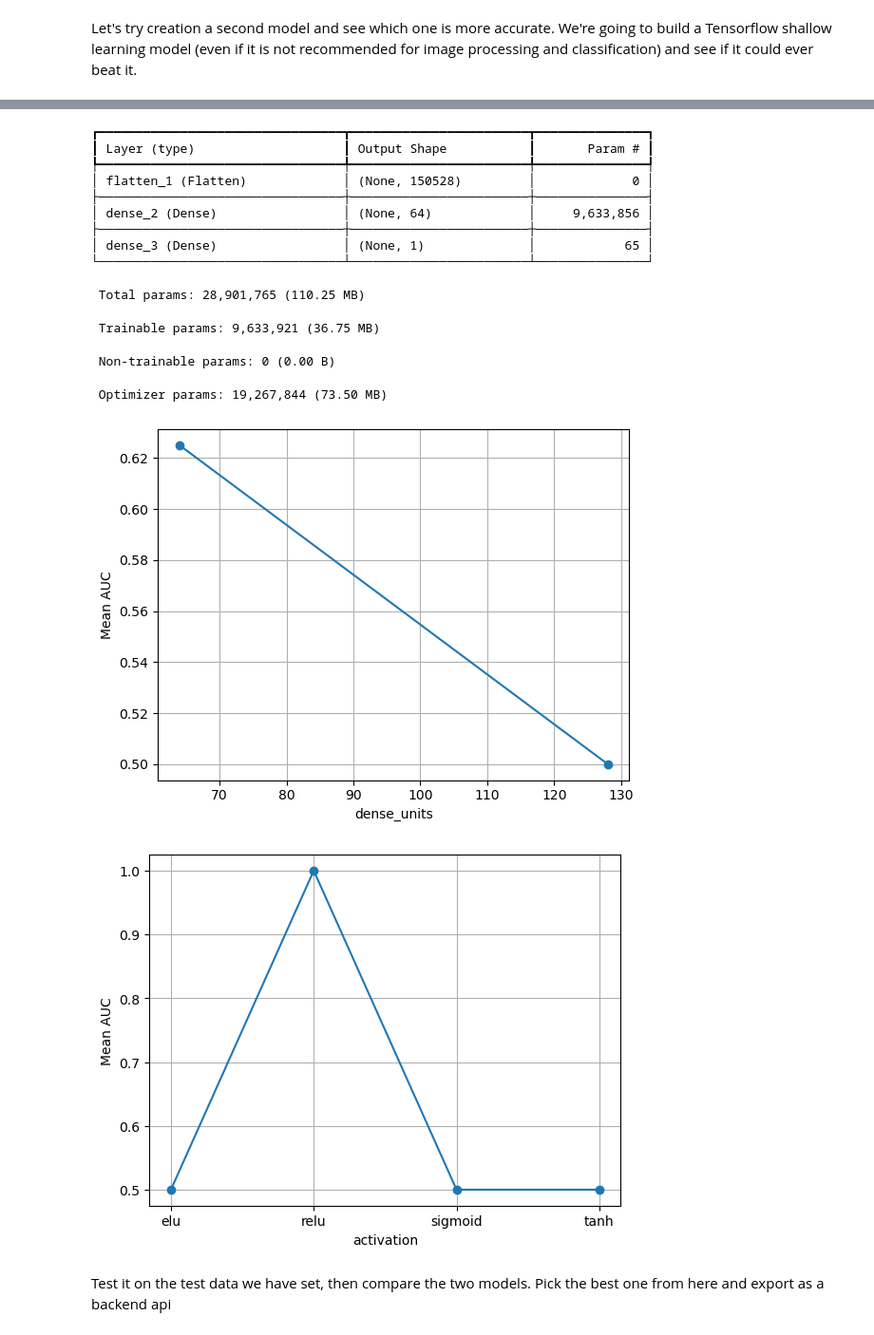
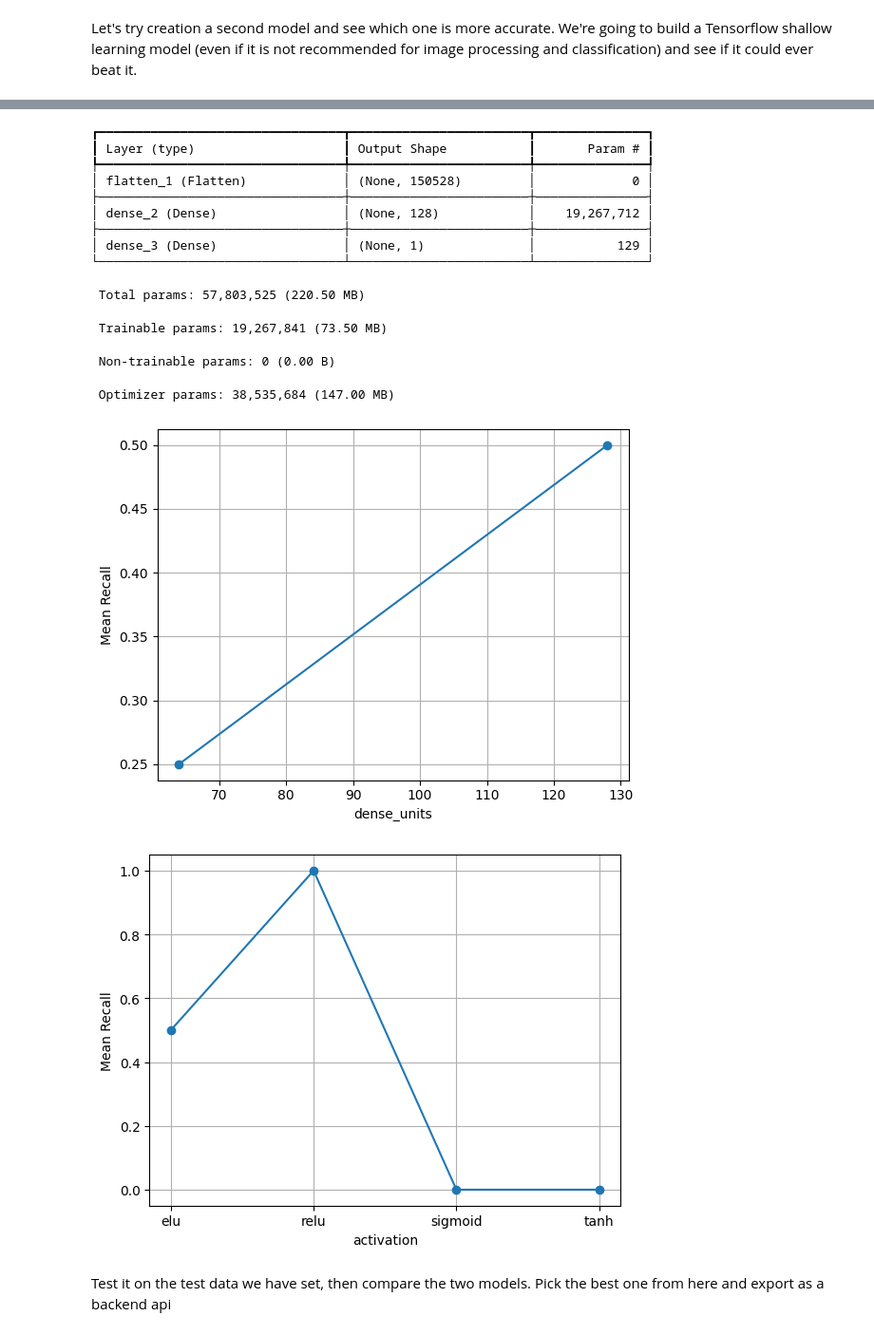
Before and after one commit to tylervo02/scalper-buddy, a Jupyter notebook: notebooks/trainModel.ipynb, the cells around one changed output, grey strips where cells are left out. Shown at 95% size. Drawn from its saved outputs; the diff is of its cells as text; code cells hidden in the pictures.

```diff
--- a/notebooks/trainModel.ipynb
+++ b/notebooks/trainModel.ipynb
@@ -211,7 +213,7 @@ validationClassifyArray = 1 - validationClassifyArray
 # hypertune parameters with model 1 and see what we can do
 model1Tuner = kt.GridSearch(
     build_tensor_deep_model,
-    objective="val_auc",
+    objective="val_recall",
     max_trials=None,
     directory="fakeCardTensorflowLogs",
     project_name="pokemonFakeCardClassifierDeepModel"
@@ -229,7 +231,7 @@ def showHyperPlot(param: str, results, groupBy="mean_test_score"):
   plt.figure()
   plt.plot(toPlot.index, toPlot.values, marker="o")
   plt.xlabel(param)
-  plt.ylabel("Mean AUC")
+  plt.ylabel("Mean Recall")
   plt.grid(True)
   plt.show()
 
@@ -320,7 +322,7 @@ def build_tensor_shallow_model(hp):
 
 model2Tuner = kt.RandomSearch(
     build_tensor_shallow_model,
-    objective="val_auc",
+    objective="val_recall",
     max_trials=50,
     directory="fakeCardTensorflowLogs",
     project_name="pokemonFakeCardClassifierShallowModel"
@@ -368,19 +370,19 @@ Epoch 30/30
 Model: "sequential_1"
 ┏━━━━━━━━━━━━━━━━━━━━━━━━━━━━━━━━━┳━━━━━━━━━━━━━━━━━━━━━━━━┳━━━━━━━━━━━━━━━┓
 ┃ Layer (type)                    ┃ Output Shape           ┃       Param # ┃
 ┡━━━━━━━━━━━━━━━━━━━━━━━━━━━━━━━━━╇━━━━━━━━━━━━━━━━━━━━━━━━╇━━━━━━━━━━━━━━━┩
 │ flatten_1 (Flatten)             │ (None, 150528)         │             0 │
 ├─────────────────────────────────┼────────────────────────┼───────────────┤
-│ dense_2 (Dense)                 │ (None, 64)             │     9,633,856 │
+│ dense_2 (Dense)                 │ (None, 128)            │    19,267,712 │
 ├─────────────────────────────────┼────────────────────────┼───────────────┤
-│ dense_3 (Dense)                 │ (None, 1)              │            65 │
+│ dense_3 (Dense)                 │ (None, 1)              │           129 │
 └─────────────────────────────────┴────────────────────────┴───────────────┘
- Total params: 28,901,765 (110.25 MB)
+ Total params: 57,803,525 (220.50 MB)
- Trainable params: 9,633,921 (36.75 MB)
+ Trainable params: 19,267,841 (73.50 MB)
  Non-trainable params: 0 (0.00 B)
- Optimizer params: 19,267,844 (73.50 MB)
+ Optimizer params: 38,535,684 (147.00 MB)
-[figure, old version]
+[figure, new version]
-[figure, old version]
+[figure, new version]
 # %% [markdown]
 Test it on the test data we have set, then compare the two models. Pick the best one from here and export as a backend api
 # %%
```
Also changed, not shown: parts of 8 cells of this notebook, 3 other files.
